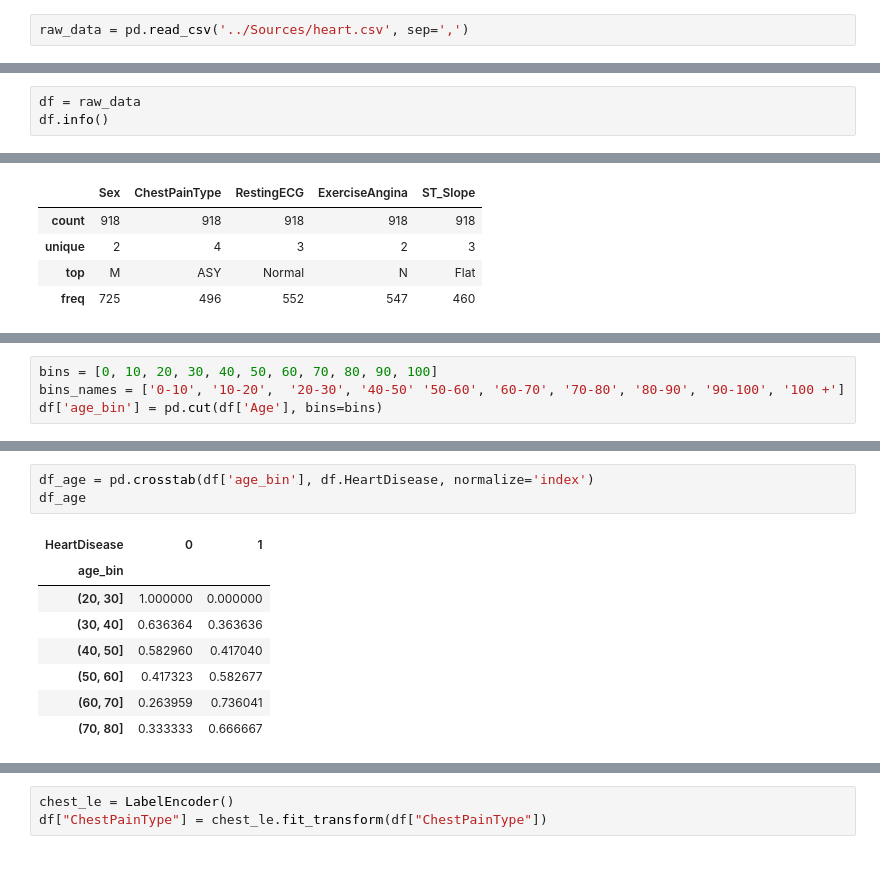
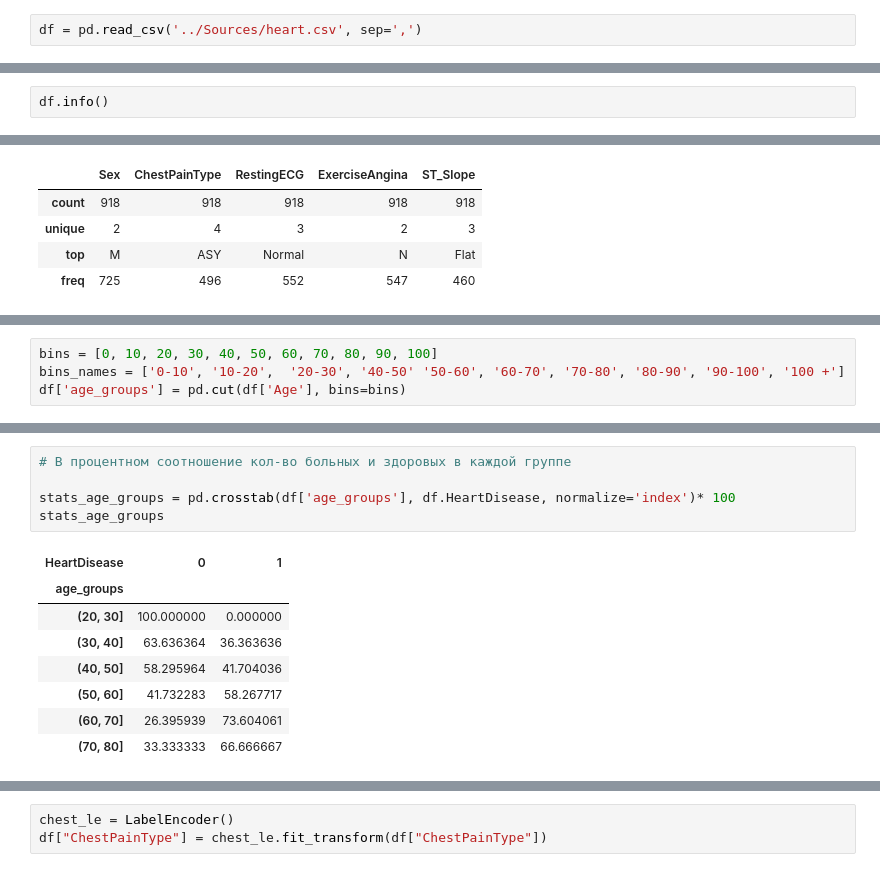
Before and after one commit to GitForPy/Machine-Learning, a Jupyter notebook: hw4 composition model.ipynb, the cells around one changed output, grey strips where cells are left out. Drawn from its saved outputs; the diff is of its cells as text.

```diff
--- a/hw4 composition model.ipynb
+++ b/hw4 composition model.ipynb
@@ -70,7 +77,7 @@ ensemble.StackingClassifier https://scikit-learn.org/stable/modules/generated/sk
 # %% [markdown]
 # 1.Загрузка данных
 # %%
-raw_data = pd.read_csv('../Sources/heart.csv', sep=',')
+df = pd.read_csv('../Sources/heart.csv', sep=',')
 # %% [markdown]
 **Описание датасета**
 
@@ -139,5 +155,4 @@ colors = ["#1984c5", "#22a7f0", "#63bff0", "#a7d5ed", "#e2e2e2", "#e1a692", "#de
 # %%
-df = raw_data
 df.info()
 # %% [output]
 <class 'pandas.core.frame.DataFrame'>
@@ -331,4 +228,0 @@ df
-# %%
-bins = [0, 10, 20, 30, 40, 50, 60, 70, 80, 90, 100]
-bins_names = ['0-10', '10-20',  '20-30', '40-50' '50-60', '60-70', '70-80', '80-90', '90-100', '100 +']
-df['age_bin'] = pd.cut(df['Age'], bins=bins)
@@ -343,0 +244,4 @@ df.head()
+# %%
+bins = [0, 10, 20, 30, 40, 50, 60, 70, 80, 90, 100]
+bins_names = ['0-10', '10-20',  '20-30', '40-50' '50-60', '60-70', '70-80', '80-90', '90-100', '100 +']
+df['age_groups'] = pd.cut(df['Age'], bins=bins)
@@ -344,12 +277,14 @@ df.head()
 # %%
-df_age = pd.crosstab(df['age_bin'], df.HeartDisease, normalize='index')
-df_age
+# В процентном соотношение кол-во больных и здоровых в каждой группе
+
+stats_age_groups = pd.crosstab(df['age_groups'], df.HeartDisease, normalize='index')* 100
+stats_age_groups
 # %% [output]
 | HeartDisease | 0 | 1 |
-| age_bin |  |  |
-| (20, 30] | 1.000000 | 0.000000 |
-| (30, 40] | 0.636364 | 0.363636 |
-| (40, 50] | 0.582960 | 0.417040 |
-| (50, 60] | 0.417323 | 0.582677 |
-| (60, 70] | 0.263959 | 0.736041 |
-| (70, 80] | 0.333333 | 0.666667 |
+| age_groups |  |  |
+| (20, 30] | 100.000000 | 0.000000 |
+| (30, 40] | 63.636364 | 36.363636 |
+| (40, 50] | 58.295964 | 41.704036 |
+| (50, 60] | 41.732283 | 58.267717 |
+| (60, 70] | 26.395939 | 73.604061 |
+| (70, 80] | 33.333333 | 66.666667 |
```
Also changed, not shown: parts of 66 cells of this notebook, 1 other file.
